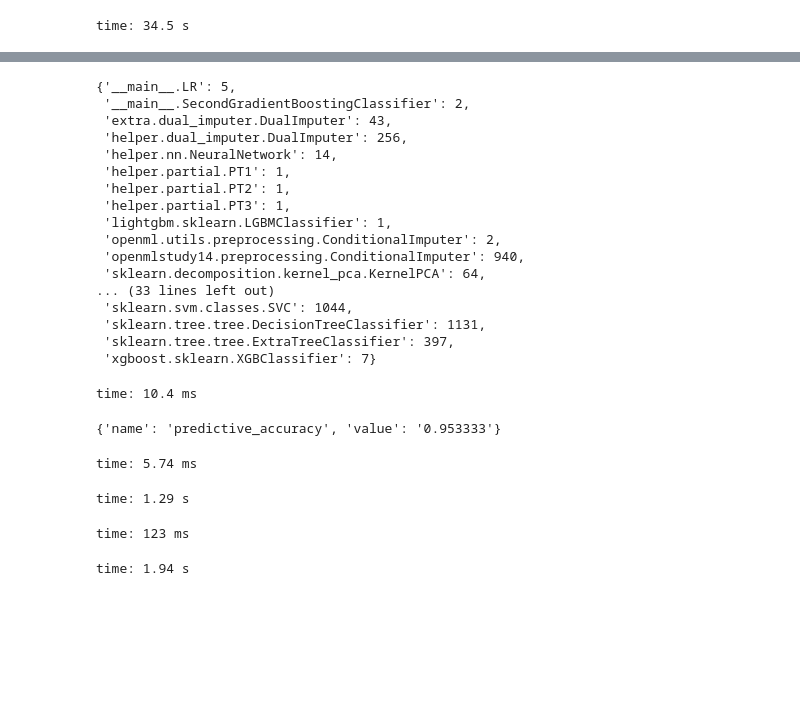
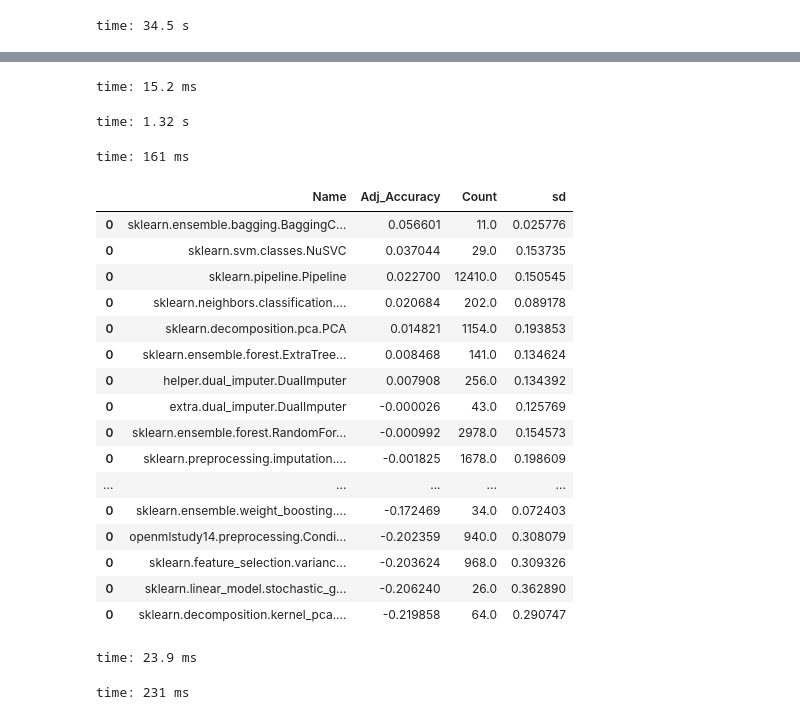
Before and after one commit to jasonk33/OpenML, a Jupyter notebook: OpenML_Download.ipynb, the cells around one changed output, grey strips where cells are left out. Saved outputs shown, nothing was run; the diff lists cells and outputs as text; code cells hidden in the pictures; blank space fills up the shorter version.

Commit message:
adjusted accuracy

```diff
--- a/OpenML_Download.ipynb
+++ b/OpenML_Download.ipynb
@@ -328,51 +329,57 @@ time: 149 ms
-# %%
-flow_names
-# %% [output]
-{'__main__.LR': 5,
- '__main__.SecondGradientBoostingClassifier': 2,
- 'extra.dual_imputer.DualImputer': 43,
- 'helper.dual_imputer.DualImputer': 256,
- 'helper.nn.NeuralNetwork': 14,
- 'helper.partial.PT1': 1,
- 'helper.partial.PT2': 1,
- 'helper.partial.PT3': 1,
- 'lightgbm.sklearn.LGBMClassifier': 1,
- 'openml.utils.preprocessing.ConditionalImputer': 2,
- 'openmlstudy14.preprocessing.ConditionalImputer': 940,
- 'sklearn.decomposition.kernel_pca.KernelPCA': 64,
-... (33 lines left out)
- 'sklearn.svm.classes.SVC': 1044,
- 'sklearn.tree.tree.DecisionTreeClassifier': 1131,
- 'sklearn.tree.tree.ExtraTreeClassifier': 397,
- 'xgboost.sklearn.XGBClassifier': 7}
-time: 10.4 ms
-# %%
-run_description['run']['output_data']['evaluation'][9]
-# %% [output]
-{'name': 'predictive_accuracy', 'value': '0.953333'}
-time: 5.74 ms
+# %%
+task_accuracies = {}
+for file in listdir("results_accuracy")[1:]:
+    with open('results_accuracy/' + file) as data_file:
+        acc = json.load(data_file)
+    task_accuracies.update(acc)
+# %% [output]
+time: 15.2 ms
 # %%
 flow_accuracies = {}
 for run_id, run_description in sklearn_run_descriptions.items():
     for metric in run_description['run']['output_data']['evaluation']:
         if metric['name'] == 'predictive_accuracy':
-            accuracy = metric['value']
+            accuracy = float(metric['value'])
+            avg_task_acc = task_accuracies[run_description['run']['task_id']]
+            adjusted_accuracy = (accuracy - avg_task_acc)/avg_task_acc
             for flow in flows_per_run[run_id]:
                 if flow in flow_accuracies:
-                    flow_accuracies[flow].append(accuracy)
+                    flow_accuracies[flow].append(adjusted_accuracy)
                 else:
-                    flow_accuracies[flow] = [accuracy]
+                    flow_accuracies[flow] = [adjusted_accuracy]
             break
 # %% [output]
-time: 1.29 s
+time: 1.32 s
 # %%
-mean_flow_accuracies = pd.DataFrame(columns=['Name', 'Accuracy'])
+mean_flow_accuracies = pd.DataFrame(columns=['Name', 'Adj_Accuracy', 'Count', 'sd'])
 for flow,accuracies in flow_accuracies.items():
-    mean_flow_accuracies = mean_flow_accuracies.append(pd.DataFrame([[flow,np.asarray(accuracies).astype(np.float).mean()]], columns=['Name', 'Accuracy']))
+    mean_flow_accuracies = mean_flow_accuracies.append(pd.DataFrame([[flow,np.asarray(accuracies).astype(np.float).mean(), len(accuracies), np.asarray(accuracies).astype(np.float).std()]], columns=['Name', 'Adj_Accuracy', 'Count', 'sd']))
+mean_flow_accuracies = mean_flow_accuracies[mean_flow_accuracies['Count'] >= 10]
 # %% [output]
-time: 123 ms
+time: 161 ms
+# %%
+mean_flow_accuracies.sort_values(by=['Adj_Accuracy'], ascending=False)
+# %% [output]
+|  | Name | Adj_Accuracy | Count | sd |
+| 0 | sklearn.ensemble.bagging.BaggingC... | 0.056601 | 11.0 | 0.025776 |
+| 0 | sklearn.svm.classes.NuSVC | 0.037044 | 29.0 | 0.153735 |
+| 0 | sklearn.pipeline.Pipeline | 0.022700 | 12410.0 | 0.150545 |
+| 0 | sklearn.neighbors.classification.... | 0.020684 | 202.0 | 0.089178 |
+| 0 | sklearn.decomposition.pca.PCA | 0.014821 | 1154.0 | 0.193853 |
+| 0 | sklearn.ensemble.forest.ExtraTree... | 0.008468 | 141.0 | 0.134624 |
+| 0 | helper.dual_imputer.DualImputer | 0.007908 | 256.0 | 0.134392 |
+| 0 | extra.dual_imputer.DualImputer | -0.000026 | 43.0 | 0.125769 |
+| 0 | sklearn.ensemble.forest.RandomFor... | -0.000992 | 2978.0 | 0.154573 |
+| 0 | sklearn.preprocessing.imputation.... | -0.001825 | 1678.0 | 0.198609 |
+| ... | ... | ... | ... | ... |
+| 0 | sklearn.ensemble.weight_boosting.... | -0.172469 | 34.0 | 0.072403 |
+| 0 | openmlstudy14.preprocessing.Condi... | -0.202359 | 940.0 | 0.308079 |
+| 0 | sklearn.feature_selection.varianc... | -0.203624 | 968.0 | 0.309326 |
+| 0 | sklearn.linear_model.stochastic_g... | -0.206240 | 26.0 | 0.362890 |
+| 0 | sklearn.decomposition.kernel_pca.... | -0.219858 | 64.0 | 0.290747 |
+time: 23.9 ms
 # %%
-with open('flow_descriptions.json') as data_file:
-    flow_descriptions = json.load(data_file)
+with open('sklearn_flow_descriptions.json') as data_file:
+    sklearn_flow_descriptions = json.load(data_file)
 # %% [output]
-time: 1.94 s
+time: 231 ms
```
Also changed, not shown: parts of 11 cells of this notebook, 1 other file.
